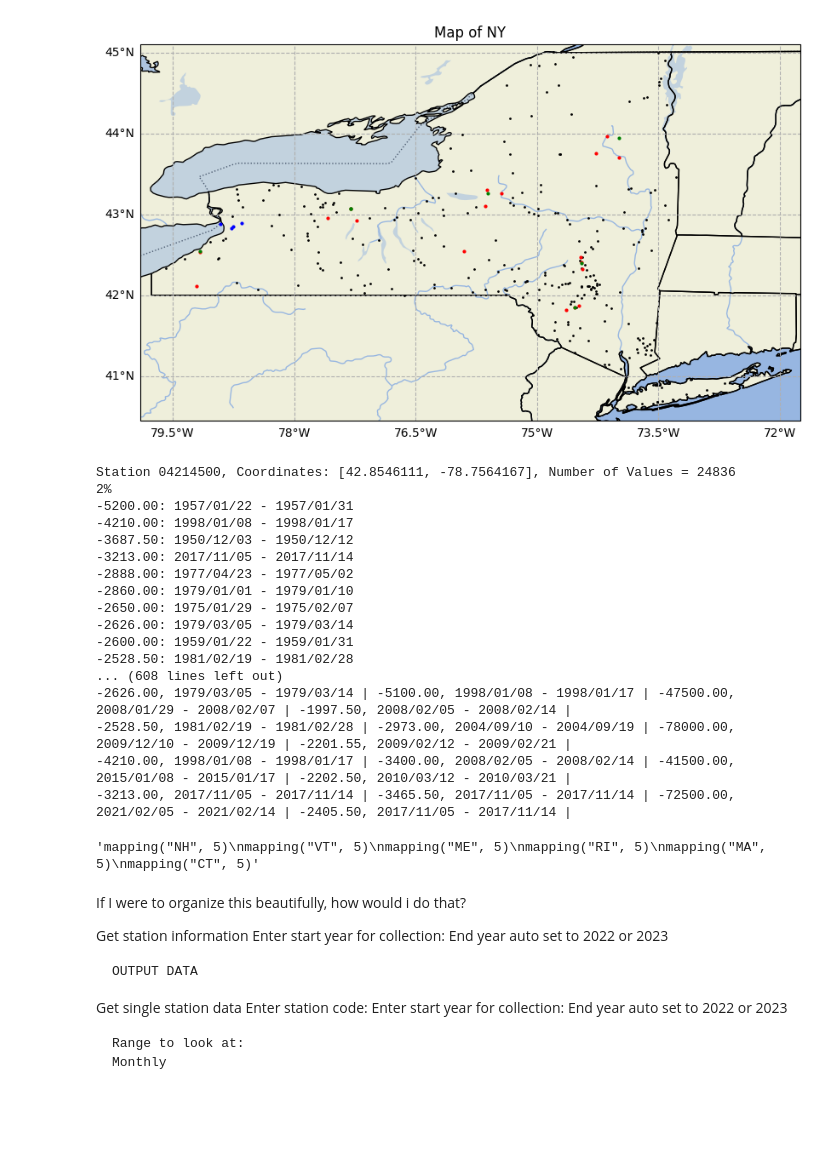
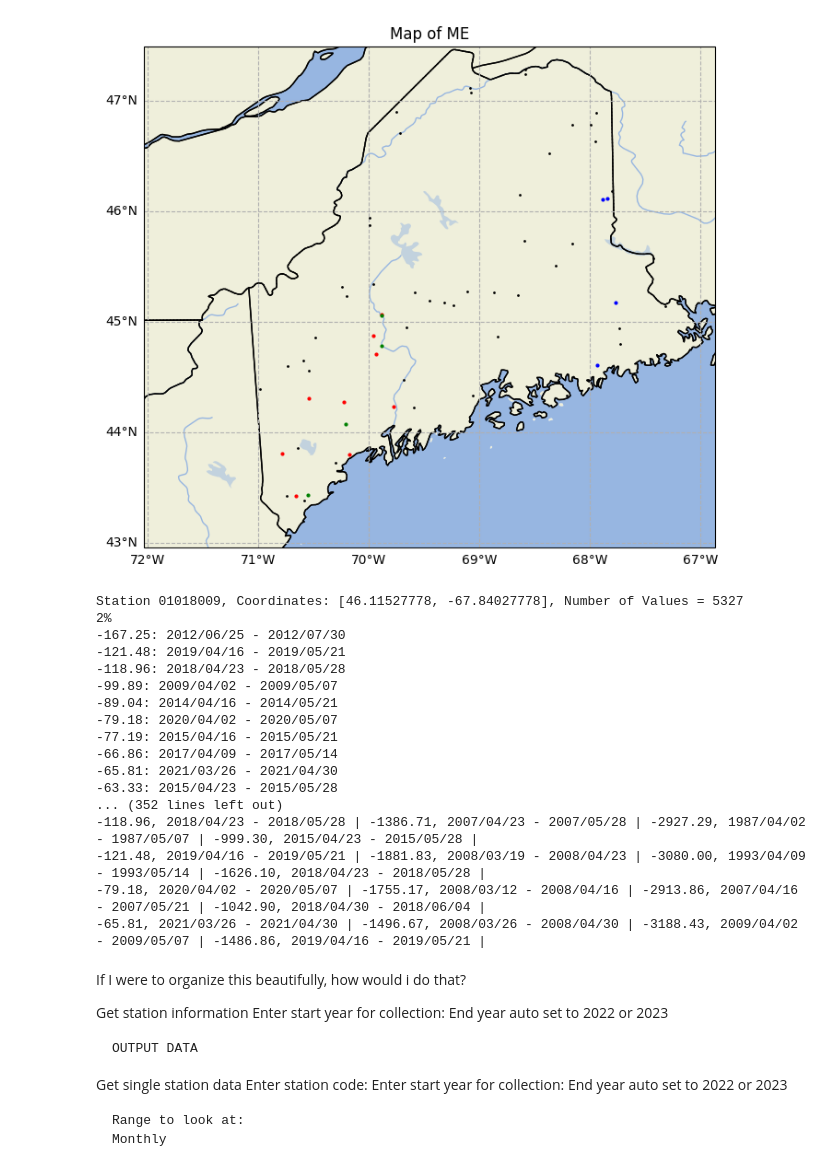
Before and after one commit to kschneider12/Cornell2024, a Jupyter notebook: stream_flow.ipynb, the cells around one changed output. Saved outputs shown, nothing was run; the diff lists cells and outputs as text; code cells hidden in the pictures; blank space fills up the shorter version.

```diff
--- a/stream_flow.ipynb
+++ b/stream_flow.ipynb
@@ -823,7 +823,7 @@ def mapping(state, num_clusters, highlighted):
             stations.append([get_coordinates(data,i)[1],get_coordinates(data,i)[0], i])
     lst2 = []
     lst3 = []
-    lst = coord_clusters2(num_clusters, data)
+    lst = coord_clusters2(state, num_clusters, data)
     for i in lst:
         lst3.append(i[1])
         lst2.append(i[2])
@@ -981,6 +1001,15 @@ access soil moisture data or rainfall data
 make clusters for rainfall and do same analysis
 for clusters, make box for cluster, furtherst east, n, w, s, and feed into art's function-- returns total rain that fell in that box, specify period of time
 give rainfall for all days in between data range (only top 3 or so for all stations in a cluster)--- DONE
+
+
+exactly the same thing as now, average over 7 days-- DONE
+difference over 4 weeks (over a month) -- DONE
+keep all time analysis but change scope and window --DONE
+
+first 7 days of june minus first 7 days of July -- DONE
+any week of a month compared to the month after -- DONE
+fix optimization so it takes week before and after just in case week looked at is on an endc-- DONE
 '''
 
 # [114, 414, 410, 496, 60, 47, 476, 635, 484, 599, 55, 74, 644, 305, 376, 359, 280, 42, 278, 97, 657, 624, 623, 192, 136, 405, 397, 77, 619, 51, 497, 202, 525, 135, 440, 78, 99, 210, 590, 616, 177, 279, 667, 238, 1, 419, 626, 577, 386, 264, 266, 267, 185, 341, 371, 545, 356, 130, 648, 331, 536, 439, 350, 309, 39, 429, 271, 333, 14, 15, 610, 389, 390, 373, 622, 437, 438, 385, 22, 26, 637, 669, 272, 666, 11, 33, 28, 444, 25, 491, 493, 13, 16, 32, 360, 489, 518, 137, 579, 551, 654, 187, 12, 292, 67, 558, 299, 443, 409, 35, 487, 71, 10, 351, 312, 247, 552, 505, 614, 636, 607, 605, 34, 587, 483, 182, 284, 342, 561, 162, 490, 287, 596, 620, 101, 649, 514, 402, 455, 480, 150, 538, 277, 355, 76, 64, 470, 257, 417, 447, 383, 469, 662, 560, 629, 121, 41, 334, 68, 450, 392, 102, 479, 406, 571, 120, 562, 119, 5, 197, 152, 70, 124, 243, 265, 563, 363, 307, 573, 72, 582, 442, 19, 529, 404, 516, 73, 337, 138, 2, 3, 6, 52, 49, 255, 256, 344, 352, 20, 506, 606, 4, 377, 31, 485, 643, 196, 295, 30, 658, 583, 318, 195, 650, 511, 676, 94, 276, 375, 441, 145, 117, 345, 665, 21, 367, 190, 572, 65, 354, 18, 465, 300, 445, 680, 285, 395, 149, 274, 304, 655, 315, 329, 308, 659, 540, 365, 374, 100, 584, 388, 336, 594, 401, 24, 399, 40, 103, 403, 361, 368, 227, 231, 229, 234, 225, 220, 221, 651, 675, 521, 219, 222, 233, 498, 230, 347]
@@ -990,7 +1019,7 @@ import statistics as stats
 import cartopy.crs as ccrs
 import cartopy.feature as cfeature
 
-state = "NY"
+state = "ME"
 
 # Year analysis begins
 start_date = "1950"
@@ -1007,69 +1036,63 @@ window_in_wks = 0.5
 percentile = [5]
 
 # determines how many days you look in each direction
-scope = 1
+scope = 7
 
 # how many clusters to appear in each section
-clusters = 2
+clusters = 5
 
 #data = get_usgs_sf(state, start_date, end_date)
 
 # IF GETTING DATA FROM CODE, SET SITE TO 0
 #data = get_usgs_sf_code("04216000", start_date, end_date)
 
 #for i in range(num_of_reps(data,0)):
-    #print(f"{get_gw_date(data,0,i)}: {get_gw_value(data,0,i)}")
+    #print(f"{get_sf_date(data,0,i)}: {get_gw_value(data,0,i)}")
 #print(data["value"]["timeSeries"][0])
 
-'''
-date_data = []
+
+'''date_data = []
 for week in range(int(26 / window_in_wks) + 1):
     date_data.append({})
 for stat in show_site_data(data, 0, False):
     new_date = dt.datetime(int(stat[0:4]),int(stat[5:7]),int(stat[8:10]))
     date_data[((new_date.timetuple().tm_yday - 1) // 7)][stat] = show_site_data(data, 0, False)[stat]
-graph_comparison(date_data, "01-01", start_date, end_date, 0, window_in_wks, True, percentile, scope, "avg")'''
+graph_comparison(date_data, "04-20", start_date, end_date, 0, window_in_wks, True, percentile, scope, "avg")'''
 #percent(data, "01-05", start_date, end_date, percentile, state, "all")
+#print(show_site_data(data, 0, False))
 #percentile = [5,10,25,33]
 #a = percent(data, "01-05", start_date, end_date, percentile, state, "0")
 #differences(data, "01-14", start_date, end_date, 0, window_in_wks, scope, "avg")
 #show_site_data(data,0,True)
 #data = get_usgs_sf2(state, "2023-01-01", "2023-01-02")
 #print(coord_clusters(5, data))
 #mapping("NY", 2, None)
-cluster_using_all_wks(state, clusters, 1, start_date, end_date, 2, scope, "avg")
+cluster_using_all_wks(state, clusters, 1, start_date, end_date, 2, scope, "avg", "front", 4)
 # typ can equal "min" or "avg"
 #using_all_weeks(data, date, start_date, end_date, 0, 2, scope, "avg")
-
-'''mapping("NH", 5)
-mapping("VT", 5)
-mapping("ME", 5)
-mapping("RI", 5)
-mapping("MA", 5)
-mapping("CT", 5)'''
+#mapping("VT", 5, [1])
 
 
 #get_station_info(data, start_date, end_date)
 # %% [output]
-[figure, old version]
+[figure, new version]
-Station 04214500, Coordinates: [42.8546111, -78.7564167], Number of Values = 24836
+Station 01018009, Coordinates: [46.11527778, -67.84027778], Number of Values = 5327
 2%
--5200.00: 1957/01/22 - 1957/01/31
--4210.00: 1998/01/08 - 1998/01/17
--3687.50: 1950/12/03 - 1950/12/12
--3213.00: 2017/11/05 - 2017/11/14
--2888.00: 1977/04/23 - 1977/05/02
--2860.00: 1979/01/01 - 1979/01/10
--2650.00: 1975/01/29 - 1975/02/07
--2626.00: 1979/03/05 - 1979/03/14
--2600.00: 1959/01/22 - 1959/01/31
--2528.50: 1981/02/19 - 1981/02/28
-... (608 lines left out)
--2626.00, 1979/03/05 - 1979/03/14 | -5100.00, 1998/01/08 - 1998/01/17 | -47500.00, 2008/01/29 - 2008/02/07 | -1997.50, 2008/02/05 - 2008/02/14 |
--2528.50, 1981/02/19 - 1981/02/28 | -2973.00, 2004/09/10 - 2004/09/19 | -78000.00, 2009/12/10 - 2009/12/19 | -2201.55, 2009/02/12 - 2009/02/21 |
--4210.00, 1998/01/08 - 1998/01/17 | -3400.00, 2008/02/05 - 2008/02/14 | -41500.00, 2015/01/08 - 2015/01/17 | -2202.50, 2010/03/12 - 2010/03/21 |
--3213.00, 2017/11/05 - 2017/11/14 | -3465.50, 2017/11/05 - 2017/11/14 | -72500.00, 2021/02/05 - 2021/02/14 | -2405.50, 2017/11/05 - 2017/11/14 |
+-167.25: 2012/06/25 - 2012/07/30
+-121.48: 2019/04/16 - 2019/05/21
+-118.96: 2018/04/23 - 2018/05/28
+-99.89: 2009/04/02 - 2009/05/07
+-89.04: 2014/04/16 - 2014/05/21
+-79.18: 2020/04/02 - 2020/05/07
+-77.19: 2015/04/16 - 2015/05/21
+-66.86: 2017/04/09 - 2017/05/14
+-65.81: 2021/03/26 - 2021/04/30
+-63.33: 2015/04/23 - 2015/05/28
+... (352 lines left out)
+-118.96, 2018/04/23 - 2018/05/28 | -1386.71, 2007/04/23 - 2007/05/28 | -2927.29, 1987/04/02 - 1987/05/07 | -999.30, 2015/04/23 - 2015/05/28 |
+-121.48, 2019/04/16 - 2019/05/21 | -1881.83, 2008/03/19 - 2008/04/23 | -3080.00, 1993/04/09 - 1993/05/14 | -1626.10, 2018/04/23 - 2018/05/28 |
+-79.18, 2020/04/02 - 2020/05/07 | -1755.17, 2008/03/12 - 2008/04/16 | -2913.86, 2007/04/16 - 2007/05/21 | -1042.90, 2018/04/30 - 2018/06/04 |
+-65.81, 2021/03/26 - 2021/04/30 | -1496.67, 2008/03/26 - 2008/04/30 | -3188.43, 2009/04/02 - 2009/05/07 | -1486.86, 2019/04/16 - 2019/05/21 |
-'mapping("NH", 5)\nmapping("VT", 5)\nmapping("ME", 5)\nmapping("RI", 5)\nmapping("MA", 5)\nmapping("CT", 5)'
 # %% [markdown]
 If I were to organize this beautifully, how would i do that?
 
```
Also changed, not shown: parts of 6 cells of this notebook.
